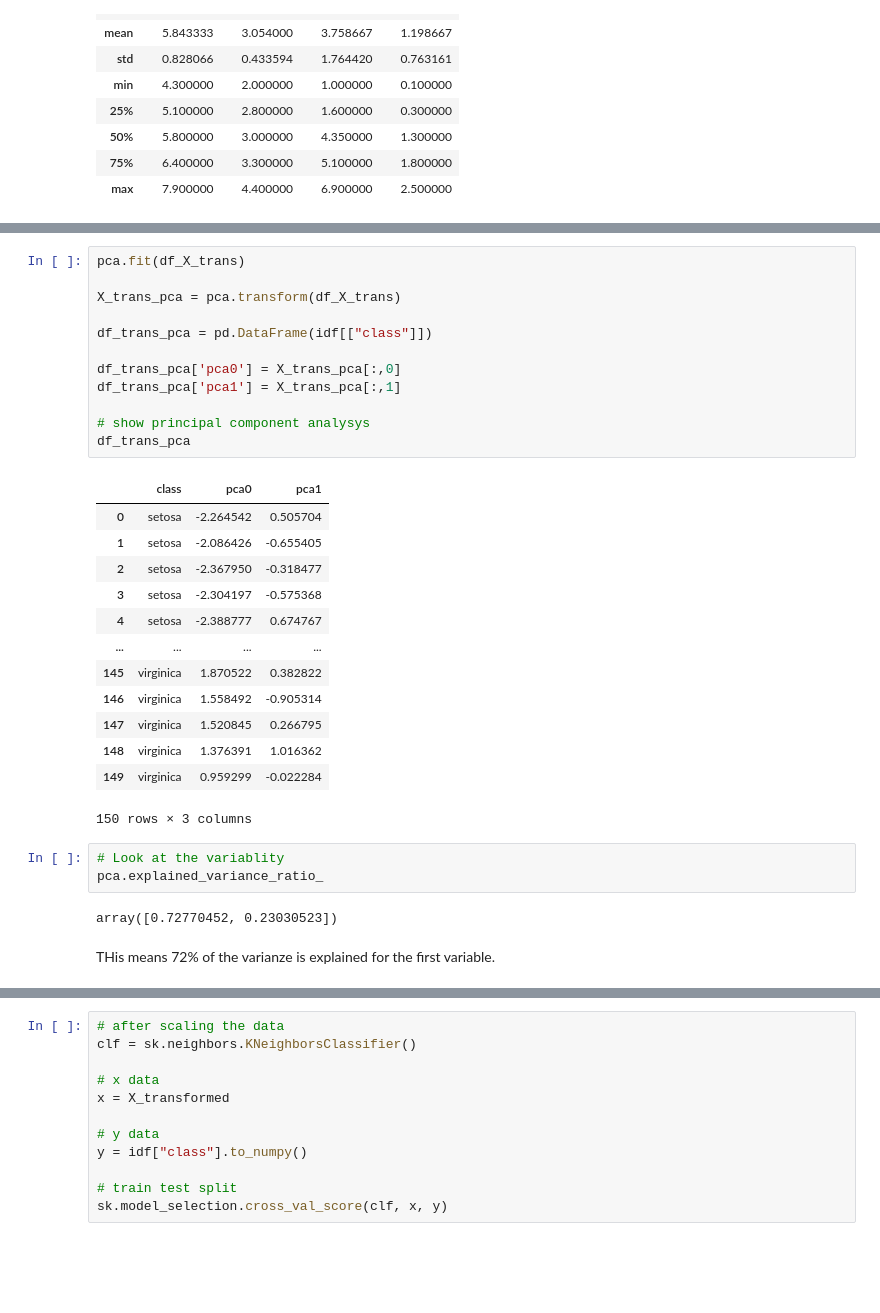
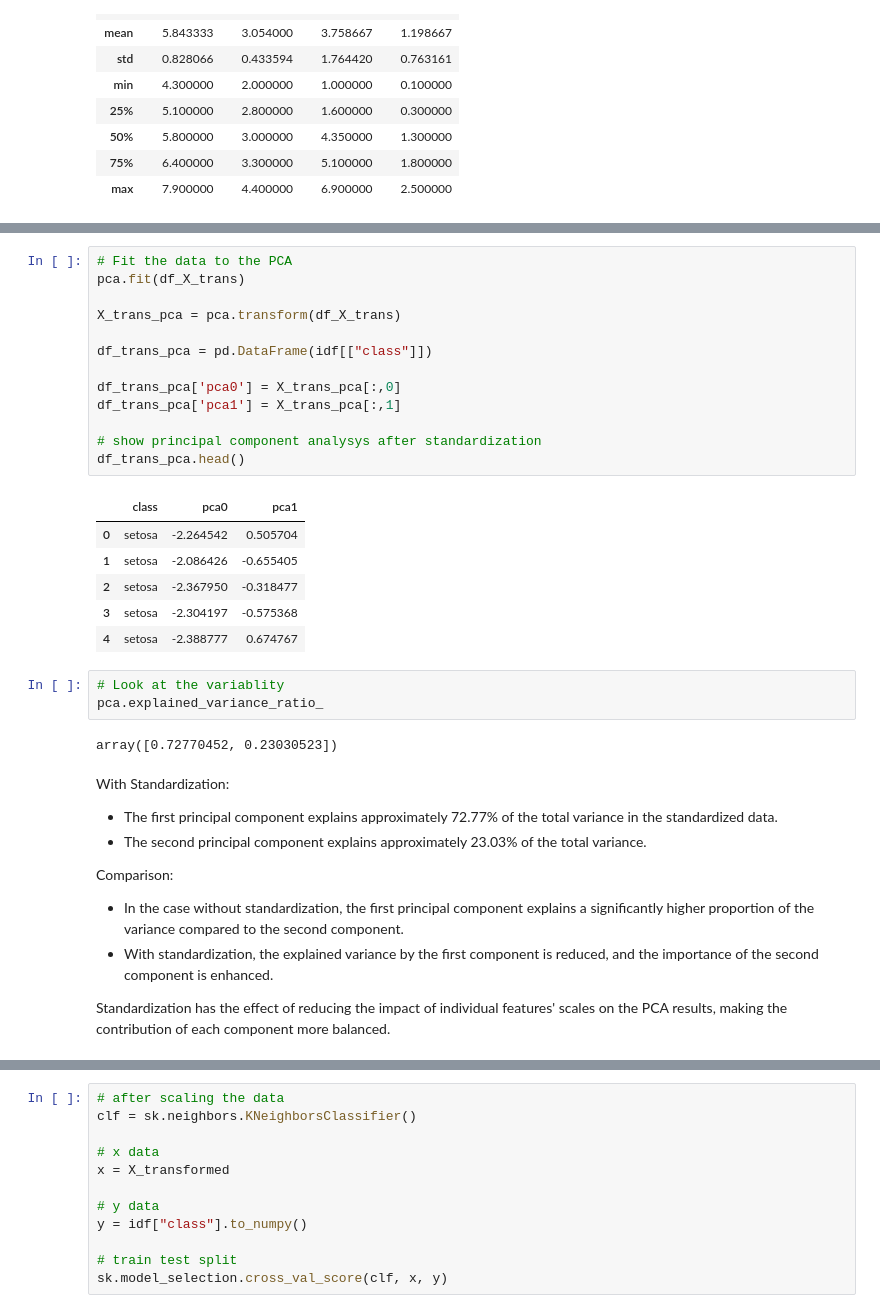
Before and after one commit to RobVergano/Machine-Learning, a Jupyter notebook: tasks.ipynb, the cells around one changed output, grey strips where cells are left out. Cells and saved outputs as stored; diff of their text form; blank space fills up the shorter version.

```diff
--- a/tasks.ipynb
+++ b/tasks.ipynb
@@ -1040,34 +1056,38 @@ df_X_trans
 # %%
+# Fit the data to the PCA
 pca.fit(df_X_trans)
 
 X_trans_pca = pca.transform(df_X_trans)
 
 df_trans_pca = pd.DataFrame(idf[["class"]])
 
 df_trans_pca['pca0'] = X_trans_pca[:,0]
 df_trans_pca['pca1'] = X_trans_pca[:,1]
 
-# show principal component analysys
-df_trans_pca
+# show principal component analysys after standardization
+df_trans_pca.head()
 # %% [output]
 |  | class | pca0 | pca1 |
 | 0 | setosa | -2.264542 | 0.505704 |
 | 1 | setosa | -2.086426 | -0.655405 |
 | 2 | setosa | -2.367950 | -0.318477 |
 | 3 | setosa | -2.304197 | -0.575368 |
 | 4 | setosa | -2.388777 | 0.674767 |
-| ... | ... | ... | ... |
-| 145 | virginica | 1.870522 | 0.382822 |
-| 146 | virginica | 1.558492 | -0.905314 |
-| 147 | virginica | 1.520845 | 0.266795 |
-| 148 | virginica | 1.376391 | 1.016362 |
-| 149 | virginica | 0.959299 | -0.022284 |
-150 rows × 3 columns
 # %%
 # Look at the variablity
 pca.explained_variance_ratio_
 # %% [output]
 array([0.72770452, 0.23030523])
-# %% [markdown]
-THis means 72% of the varianze is explained for the first variable.
+# %% [markdown]
+With Standardization:
+
+- The first principal component explains approximately 72.77% of the total variance in the standardized data.
+- The second principal component explains approximately 23.03% of the total variance.
+
+Comparison:
+
+- In the case without standardization, the first principal component explains a significantly higher proportion of the variance compared to the second component.
+- With standardization, the explained variance by the first component is reduced, and the importance of the second component is enhanced.
+
+Standardization has the effect of reducing the impact of individual features' scales on the PCA results, making the contribution of each component more balanced.
 # %%
```
Also changed, not shown: parts of 58 cells of this notebook.
